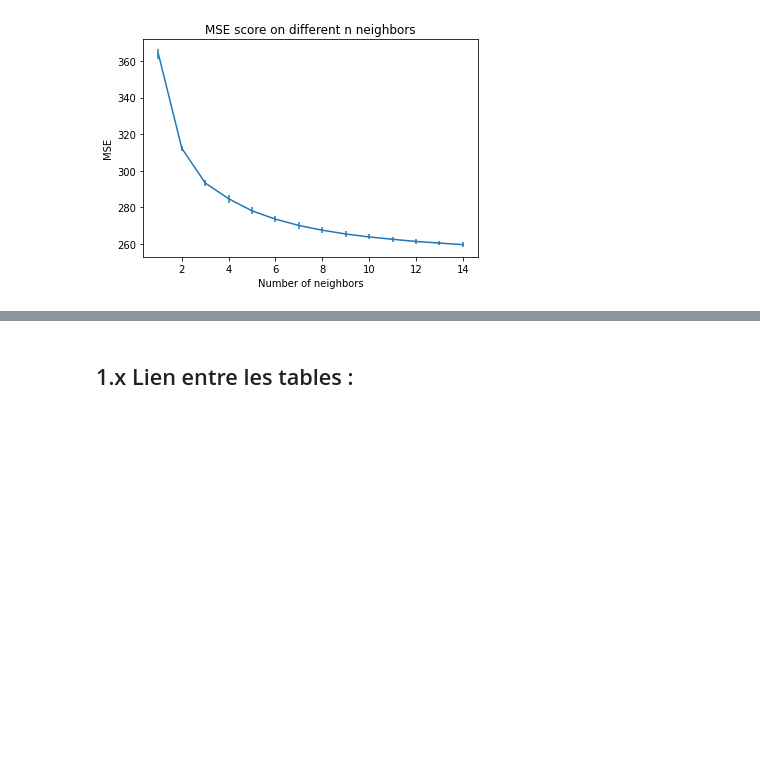
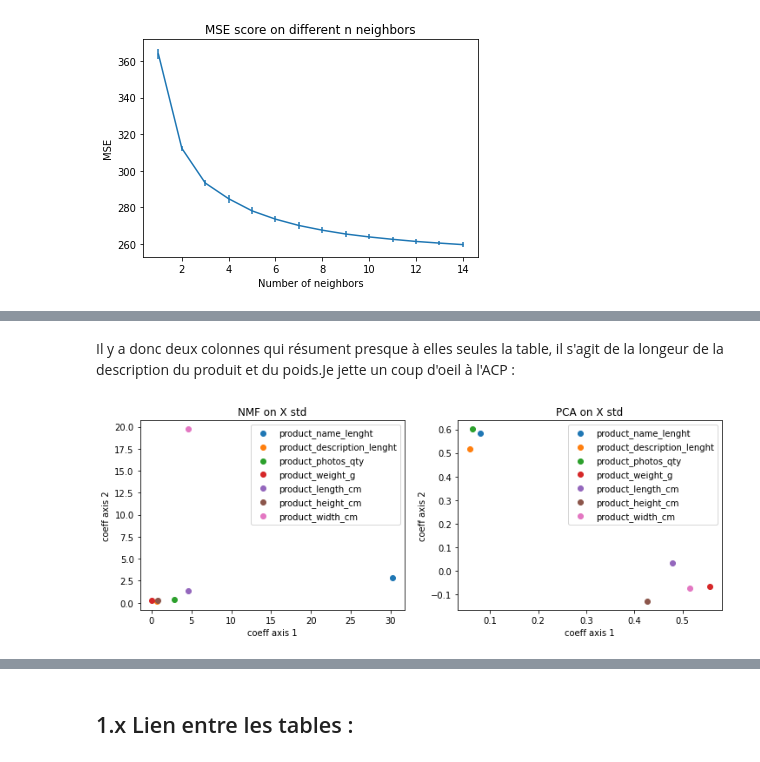
Before and after one commit to ClaireGayral/formation_openclassroom, a Jupyter notebook: P4_gayral_claire/analyse_exploratoire.ipynb, the cells around one changed output, grey strips where cells are left out. Cells and saved outputs as stored; diff of their text form; code cells hidden in the pictures; blank space fills up the shorter version.

```diff
--- a/P4_gayral_claire/analyse_exploratoire.ipynb
+++ b/P4_gayral_claire/analyse_exploratoire.ipynb
@@ -751,0 +874,42 @@ Je commence par évaluer le nombre de cluster approprié par un kmeans.
+# %%
+def plot_coeffs(my_meth, X_, X_name= "X"):
+    '''
+    from dim reduceur, plot coefficients of the 2 first axis
+    and return coefficients on whole axis
+
+    Parameters:
+    -----------------------------------------
+    my_meth = sklearn.decomposition methode like PCA of NMF
+    X_ = pd.DataFrame() of data to be reduced
+
+    Returns:
+    -----------------------------------------
+    pd.DataFrame of coefficients
+    '''
+    my_meth.set_params(**{"n_components": X_.shape[1]})
+    my_meth.fit(X_)
+
+    coeffs = pd.DataFrame(my_meth.components_, columns = X_.columns,
+                          index = ["ax_"+str(k) for k in np.arange(1,my_meth.n_components+1)])
+    for colname in coeffs.columns :
+        plt.scatter(x = coeffs.loc["ax_1", colname],
+                    y = coeffs.loc["ax_2", colname],
+                    label = colname)
+    plt.xlabel("coeff axis 1")
+    plt.ylabel("coeff axis 2")
+    my_meth_name = str(my_meth).split("(")[0]
+    plt.title(my_meth_name+" on "+ str(X_name))
+
+    plt.legend()
+    return(coeffs)
+# %% [markdown]
+Il y a donc deux colonnes qui résument presque à elles seules la table, il s'agit de la longeur de la description du produit et du poids.Je jette un coup d'oeil à l'ACP :
+# %%
+plt.figure(figsize=(12,4))
+plt.subplot(1,2,1)
+coeff_nmf = plot_coeffs(NMF(init = "random", max_iter = 10000,**best_params),X_std2, "X std")
+plt.subplot(1,2,2)
+coeffs_pca = plot_coeffs(PCA(),X_std2, "X std")
+plt.show()
+# %% [output]
+[figure, added]
```
Also changed, not shown: parts of 55 cells of this notebook, 1 other file.
